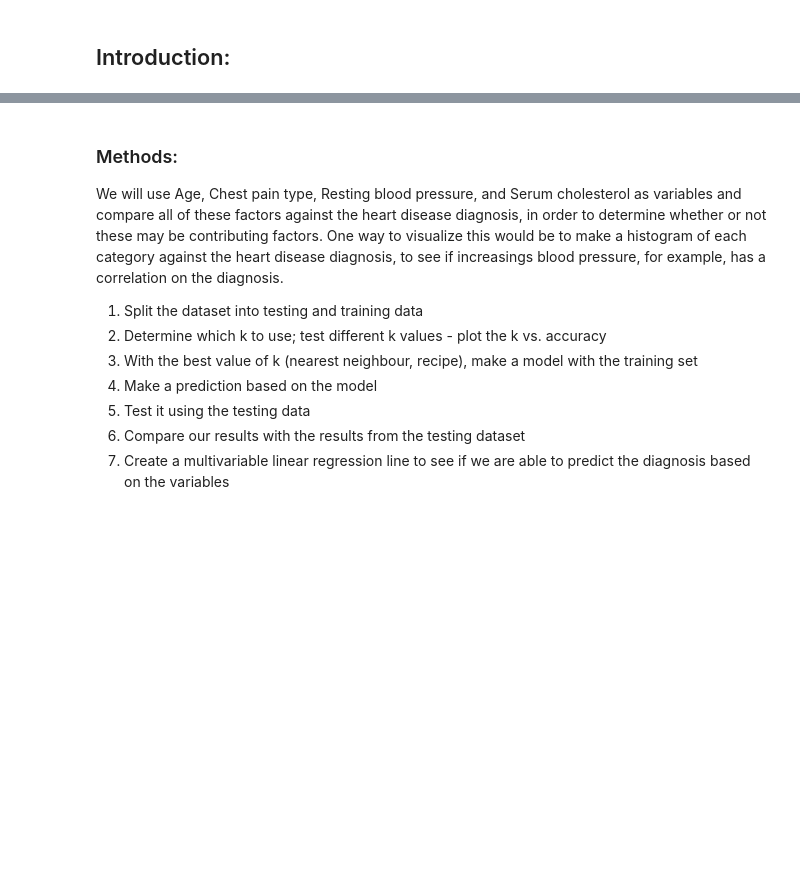
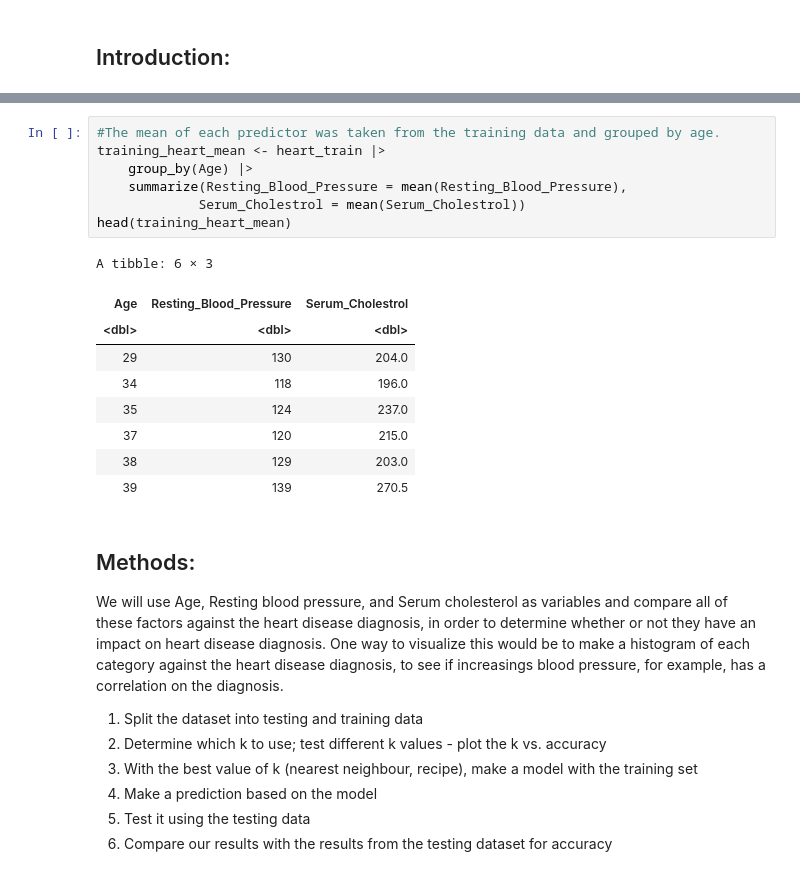
Before and after one commit to Parsapk1/NEW_DSCI_PROJECT, a Jupyter notebook: DSCI100_Project.ipynb, the cells around one changed output, grey strips where cells are left out. Saved outputs shown, nothing was run; the diff lists cells and outputs as text; blank space fills up the shorter version.

```diff
--- a/DSCI100_Project.ipynb
+++ b/DSCI100_Project.ipynb
@@ -322,13 +174,29 @@ Prediction FALSE TRUE
+# %%
+#The mean of each predictor was taken from the training data and grouped by age.
+training_heart_mean <- heart_train |>
+    group_by(Age) |>
+    summarize(Resting_Blood_Pressure = mean(Resting_Blood_Pressure),
+             Serum_Cholestrol = mean(Serum_Cholestrol))
+head(training_heart_mean)
+# %% [output]
+A tibble: 6 × 3
+| Age | Resting_Blood_Pressure | Serum_Cholestrol |
+| <dbl> | <dbl> | <dbl> |
+| 29 | 130 | 204.0 |
+| 34 | 118 | 196.0 |
+| 35 | 124 | 237.0 |
+| 37 | 120 | 215.0 |
+| 38 | 129 | 203.0 |
+| 39 | 139 | 270.5 |
 # %% [markdown]
-### Methods:
-We will use Age, Chest pain type, Resting blood pressure, and Serum cholesterol as variables and compare all of these factors against the heart disease diagnosis, in order to determine whether or not these may be contributing factors. One way to visualize this would be to make a histogram of each category against the heart disease diagnosis, to see if increasings blood pressure, for example, has a correlation on the diagnosis.
+## Methods:
+We will use Age, Resting blood pressure, and Serum cholesterol as variables and compare all of these factors against the heart disease diagnosis, in order to determine whether or not they have an impact on heart disease diagnosis. One way to visualize this would be to make a histogram of each category against the heart disease diagnosis, to see if increasings blood pressure, for example, has a correlation on the diagnosis.
 
 1. Split the dataset into testing and training data
 2. Determine which k to use; test different k values - plot the k vs. accuracy
 3. With the best value of k (nearest neighbour, recipe), make a model with the training set
 4. Make a prediction based on the model
 5. Test it using the testing data
-6. Compare our results with the results from the testing dataset
-7. Create a multivariable linear regression line to see if we are able to predict the diagnosis based on the variables
+6. Compare our results with the results from the testing dataset for accuracy
 # %% [markdown]
 ## Expected outcomes and significance:
```
Also changed, not shown: parts of 25 cells of this notebook.
